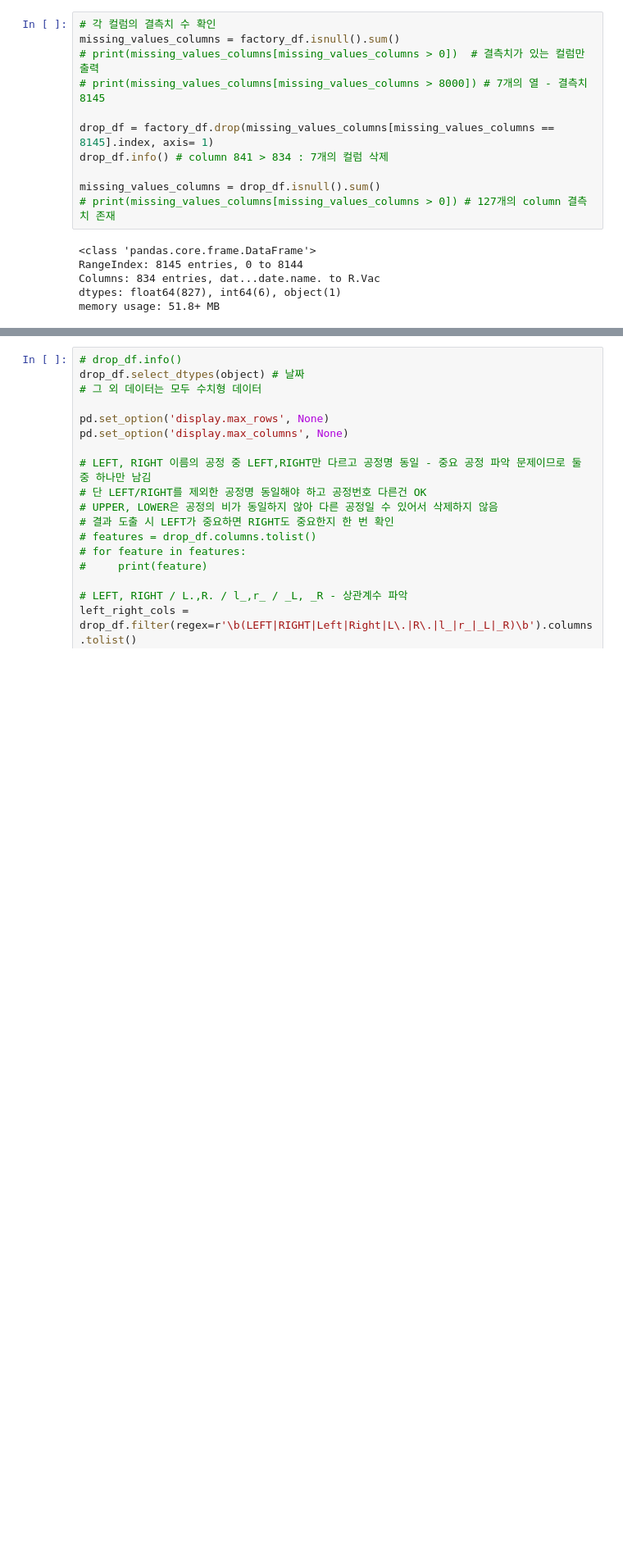
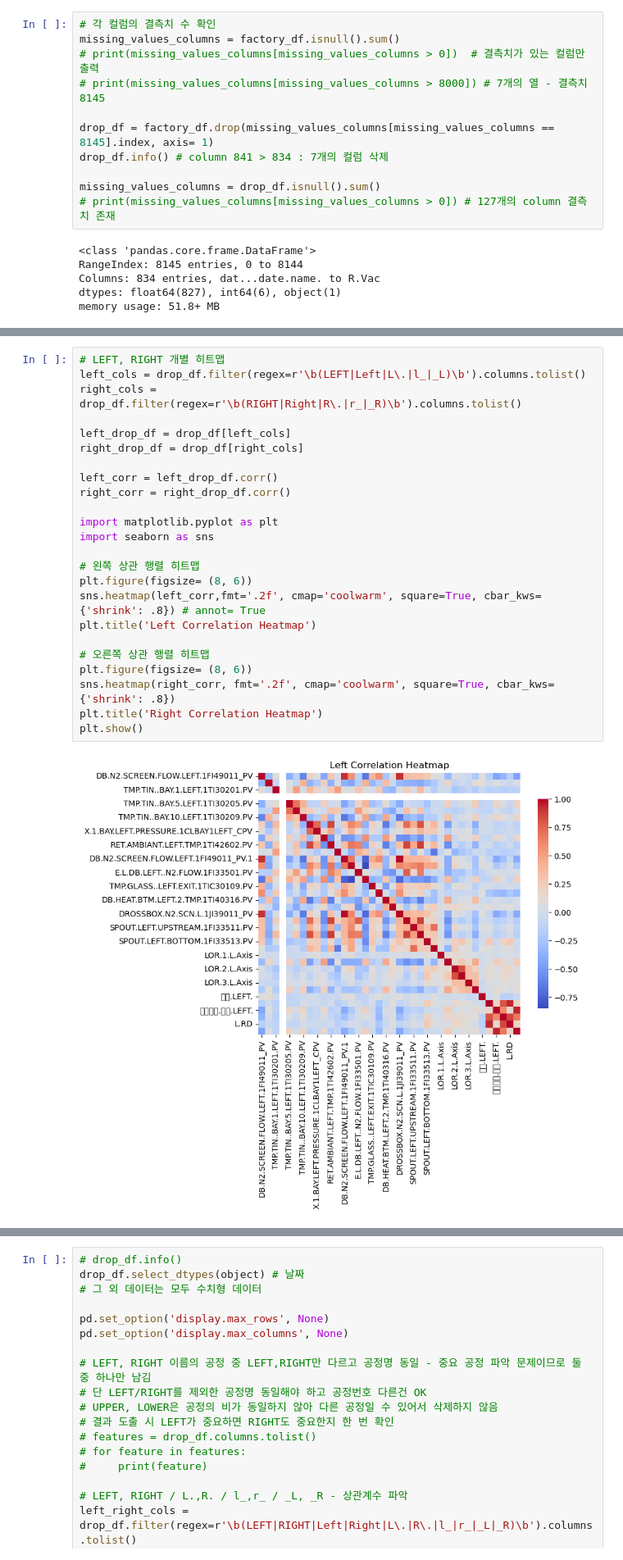
Before and after one commit to gmlwlswls/LGD_anomaly_detection, a Jupyter notebook: 00. 데이터 탐색 및 전처리/데이터 탐색.ipynb, the cells around one changed output, grey strips where cells are left out. Shown: that part at 82% size. Drawn from its saved outputs; the diff is of its cells as text; blank space fills up the shorter version.

Commit message:
left-right-corr

```diff
--- a/00. 데이터 탐색 및 전처리/데이터 탐색.ipynb
+++ b/00. 데이터 탐색 및 전처리/데이터 탐색.ipynb
@@ -69,0 +134,26 @@ dtype: int64
+# %%
+# LEFT, RIGHT 개별 히트맵
+left_cols = drop_df.filter(regex=r'\b(LEFT|Left|L\.|l_|_L)\b').columns.tolist()
+right_cols = drop_df.filter(regex=r'\b(RIGHT|Right|R\.|r_|_R)\b').columns.tolist()
+
+left_drop_df = drop_df[left_cols]
+right_drop_df = drop_df[right_cols]
+
+left_corr = left_drop_df.corr()
+right_corr = right_drop_df.corr()
+
+import matplotlib.pyplot as plt
+import seaborn as sns
+
+# 왼쪽 상관 행렬 히트맵
+plt.figure(figsize= (8, 6))
+sns.heatmap(left_corr,fmt='.2f', cmap='coolwarm', square=True, cbar_kws={'shrink': .8}) # annot= True
+plt.title('Left Correlation Heatmap')
+
+# 오른쪽 상관 행렬 히트맵
+plt.figure(figsize= (8, 6))
+sns.heatmap(right_corr, fmt='.2f', cmap='coolwarm', square=True, cbar_kws={'shrink': .8})
+plt.title('Right Correlation Heatmap')
+plt.show()
+# %% [output]
+[figure, added]
```
Also changed, not shown: parts of 6 cells of this notebook.
